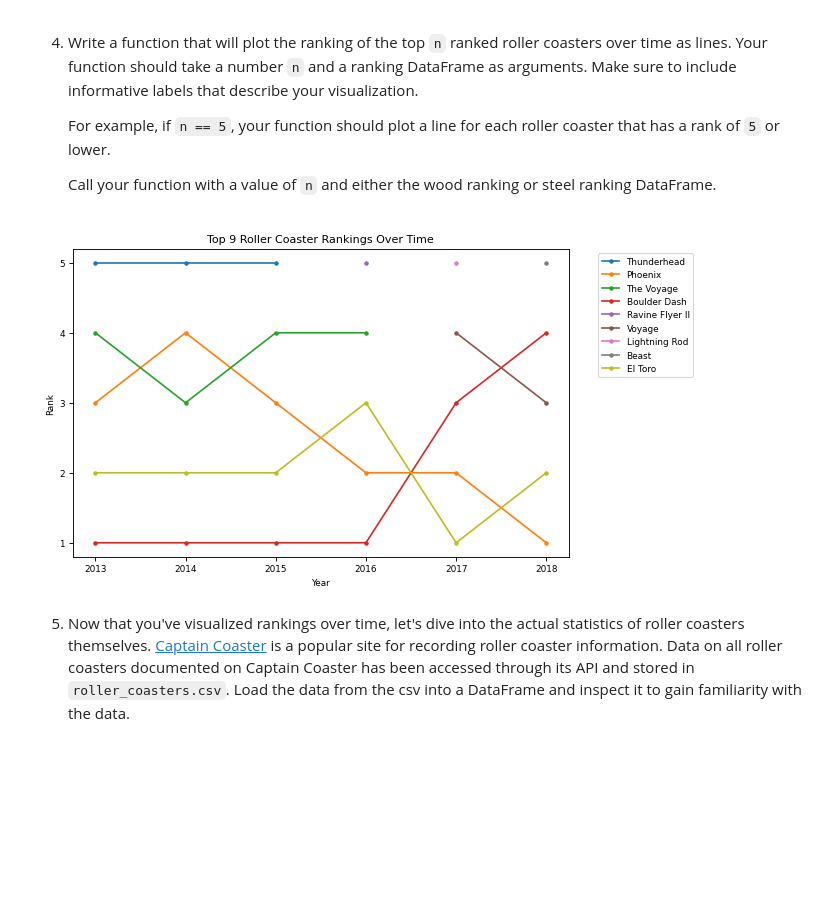
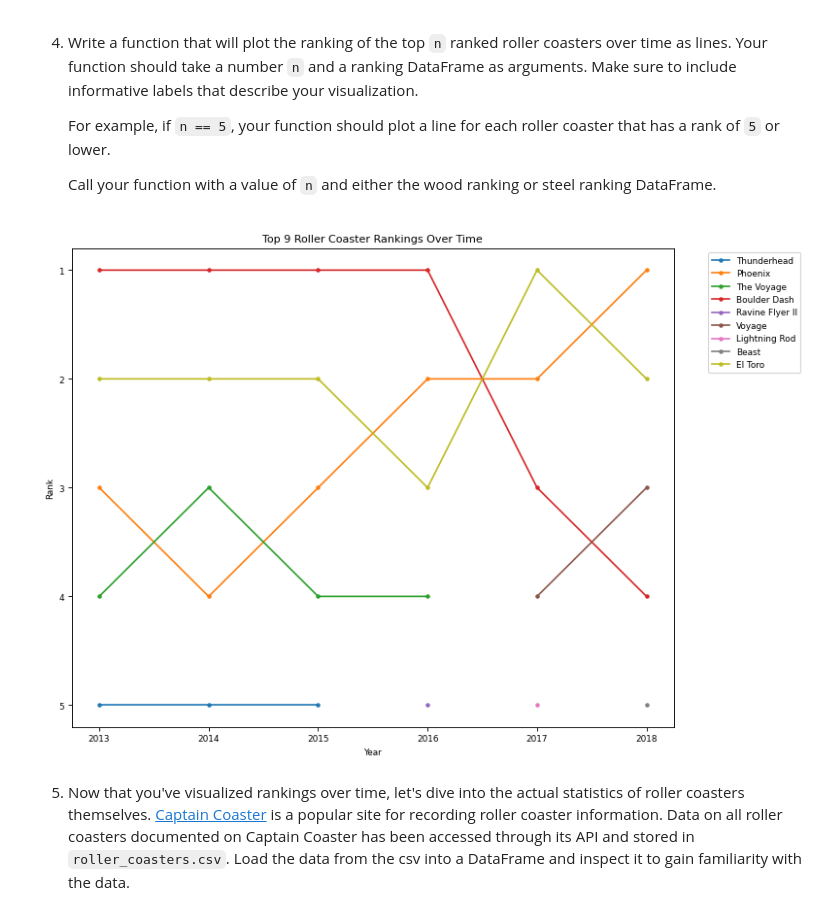
Before and after one commit to 7086600/roller_coaster_project, a Jupyter notebook: roller_coaster.ipynb, the cells around one changed output. Cells and saved outputs as stored; diff of their text form; code cells hidden in the pictures; blank space fills up the shorter version.

Commit message:
refactoring top_rc_plot with ax-style

```diff
--- a/roller_coaster.ipynb
+++ b/roller_coaster.ipynb
@@ -181,27 +181,29 @@ plot_two_rc_rankings(wood_rc, 'El Toro', 'Six Flags Great Adventure', 'Boulder D
 # %%
 # 4
 # Create a function to plot top n rankings over time
 def top_rc_plot(data, n):
     filt_rank = (data['Rank'] <= n) # mask for filtering top n rankings
     top_rc_data = data.loc[filt_rank, :]
     top_rc_list = set(top_rc_data['Name']) # set of unique roller coasters names
     ranks = top_rc_data['Rank'].unique().tolist()
-    plt.figure()
+    fig, ax = plt.subplots(figsize=(10, 8))
     for name in top_rc_list:
         filt_name = (top_rc_data['Name'] == name) # mask for filtering data by roller coaster name
         rc_data = top_rc_data.loc[filt_name, :]
-        plt.plot(rc_data['Year of Rank'], rc_data['Rank'], marker='o', markersize=3, label=name)
-    plt.title(f'Top {len(top_rc_list)} Roller Coaster Rankings Over Time')
-    plt.xlabel('Year')
-    plt.ylabel('Rank')
-    plt.yticks(ranks)
-    plt.legend(bbox_to_anchor=(1.05, 1), loc='upper left')
+        ax.plot(rc_data['Year of Rank'], rc_data['Rank'], marker='o', markersize=3, label=name)
+    ax.set_title(f'Top {len(top_rc_list)} Roller Coaster Rankings Over Time')
+    ax.set_xlabel('Year')
+    ax.set_ylabel('Rank')
+    ax.set_yticks(ranks)
+    ax.invert_yaxis()
+    ax.legend(bbox_to_anchor=(1.05, 1), loc='upper left')
     plt.show()
+    plt.close()
 
     # Create a plot of top n rankings over time
 top_rc_plot(wood_rc, 5)
 # %% [output]
-[figure, old version]
+[figure, new version]
 # %% [markdown]
 5. Now that you've visualized rankings over time, let's dive into the actual statistics of roller coasters themselves. [Captain Coaster](https://captaincoaster.com/en/) is a popular site for recording roller coaster information. Data on all roller coasters documented on Captain Coaster has been accessed through its API and stored in `roller_coasters.csv`. Load the data from the csv into a DataFrame and inspect it to gain familiarity with the data.
 # %%
```
